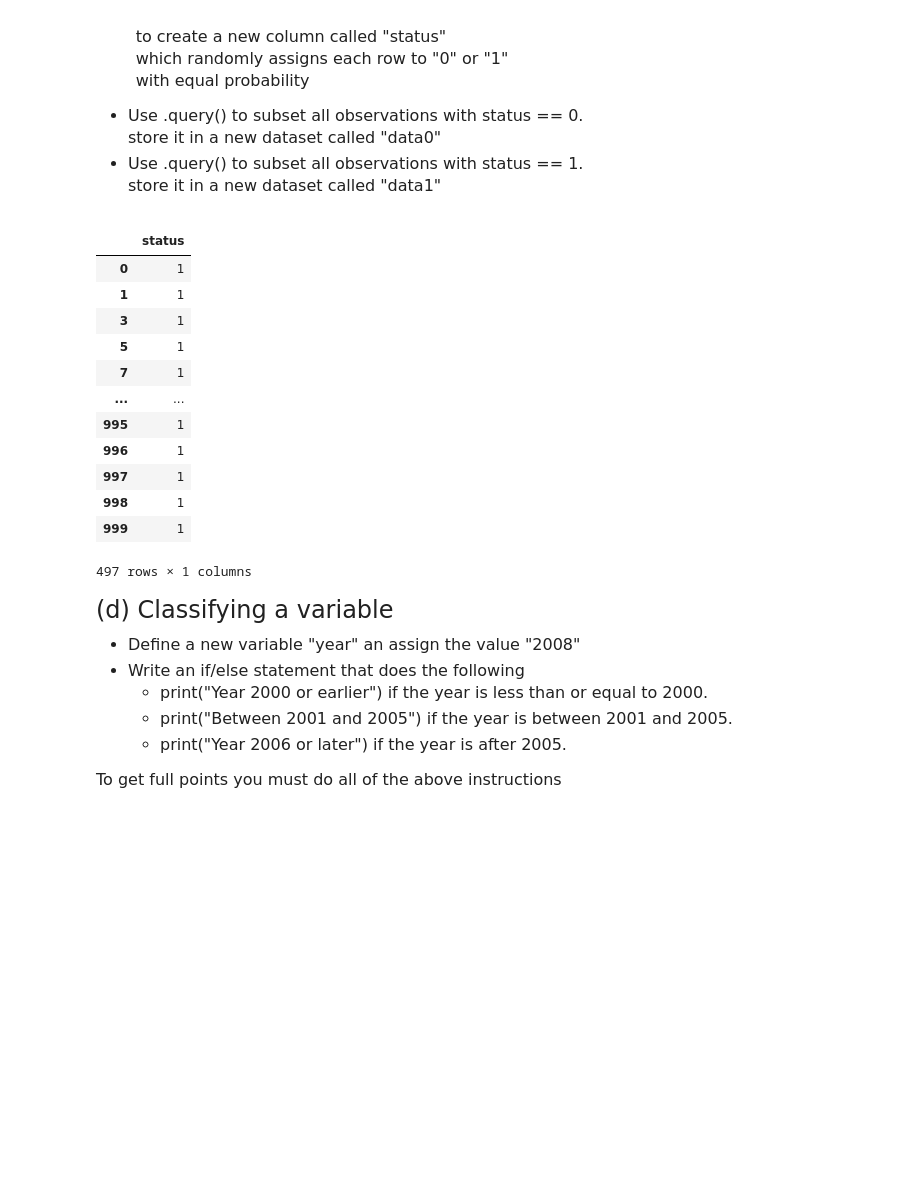
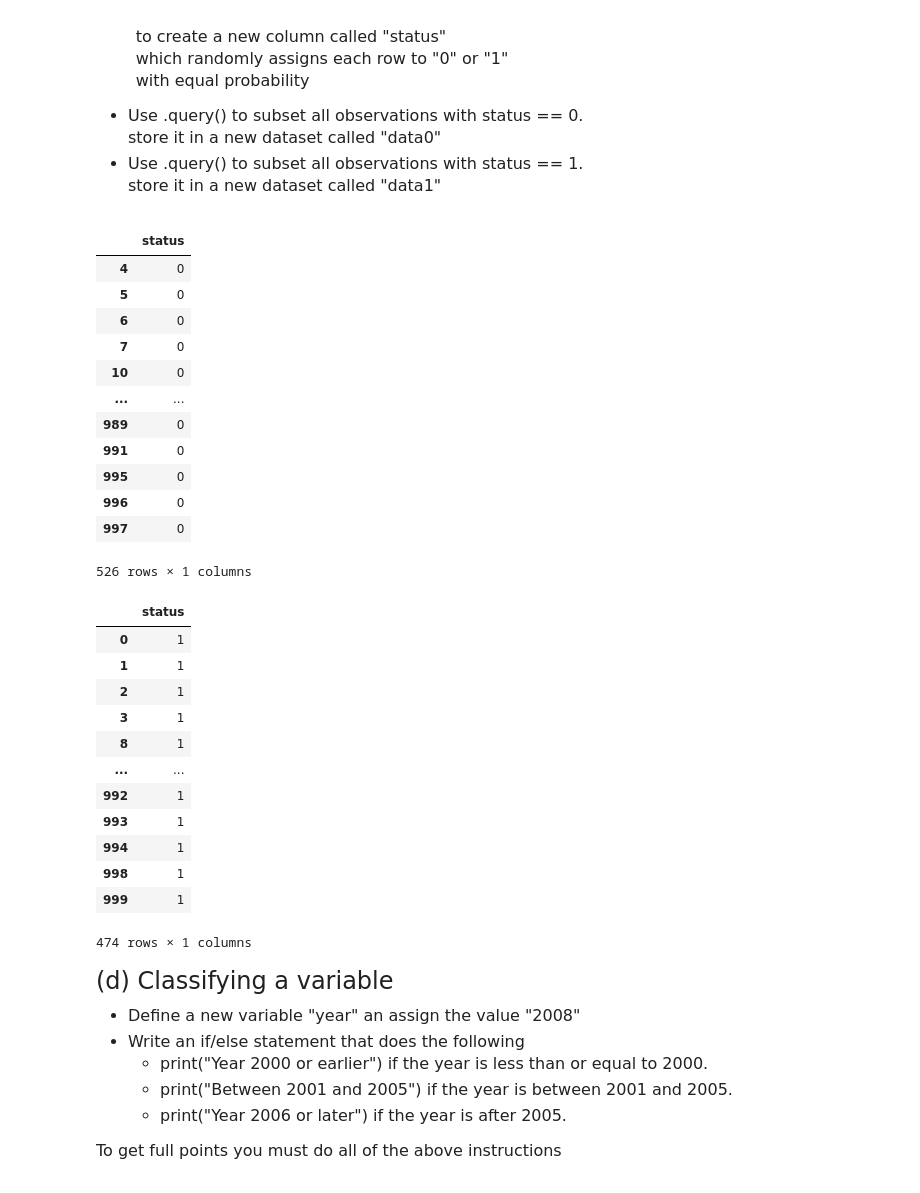
Before and after one commit to jubarringer098/qtm530fall2024, a Jupyter notebook: Lecture 02/Lecture 2 - Exercises.ipynb, the cells around one changed output. Cells and saved outputs as stored; diff of their text form; code cells hidden in the pictures; blank space fills up the shorter version.

```diff
--- a/Lecture 02/Lecture 2 - Exercises.ipynb
+++ b/Lecture 02/Lecture 2 - Exercises.ipynb
@@ -115,32 +115,46 @@ store it in a new dataset called "data1"
 # %%
 # Write your own code
 
 list_status = [0, 1]
 list_prob = [0.5, 0.5]
 n = 1000
 
 #I was a bit confused on to what you wanted us to add a column called "status" so I just created a new dataframe and added the column to that
 df = pd.DataFrame(index = range(n))
 df['status'] = np.random.choice(list_status, size = n, p = list_prob)
 
 data0 = df.query('status == 0')
 data1 = df.query('status == 1')
 
-data1
+display(data0)
+display(data1)
 # %% [output]
 |  | status |
-| 0 | 1 |
-| 1 | 1 |
-| 3 | 1 |
-| 5 | 1 |
-| 7 | 1 |
+| 4 | 0 |
+| 5 | 0 |
+| 6 | 0 |
+| 7 | 0 |
+| 10 | 0 |
 | ... | ... |
-| 995 | 1 |
-| 996 | 1 |
-| 997 | 1 |
-| 998 | 1 |
-| 999 | 1 |
+| 989 | 0 |
+| 991 | 0 |
+| 995 | 0 |
+| 996 | 0 |
+| 997 | 0 |
-497 rows × 1 columns
+526 rows × 1 columns
+|  | status |
+| 0 | 1 |
+| 1 | 1 |
+| 2 | 1 |
+| 3 | 1 |
+| 8 | 1 |
+| ... | ... |
+| 992 | 1 |
+| 993 | 1 |
+| 994 | 1 |
+| 998 | 1 |
+| 999 | 1 |
+474 rows × 1 columns
 # %% [markdown]
 <font size = "5">
 
```
Also changed, not shown: 2 other files.
